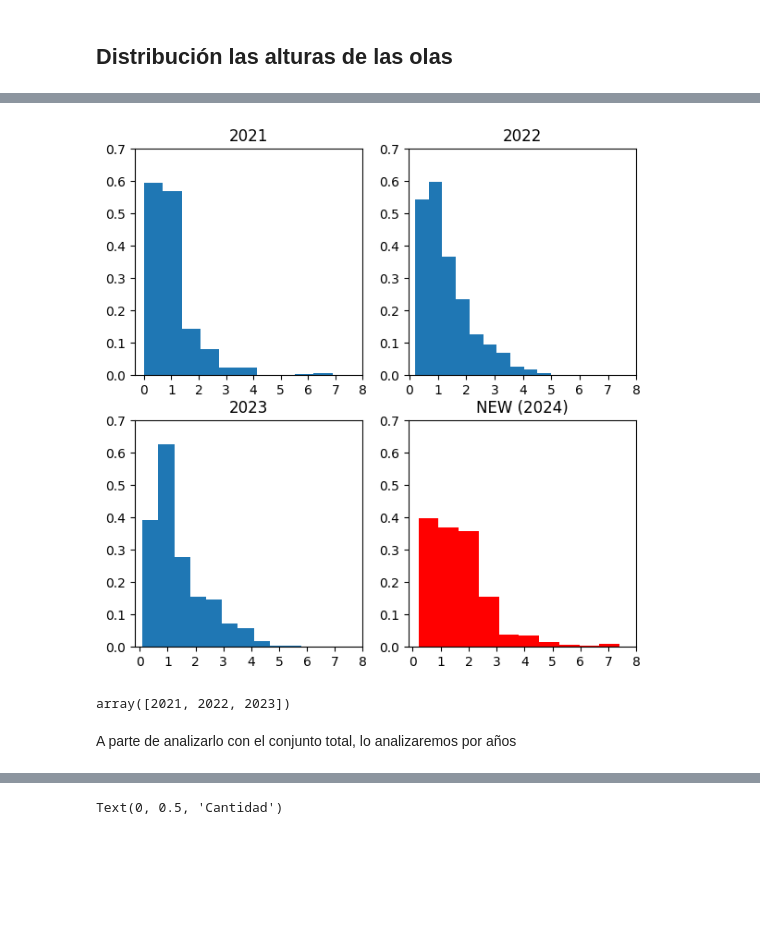
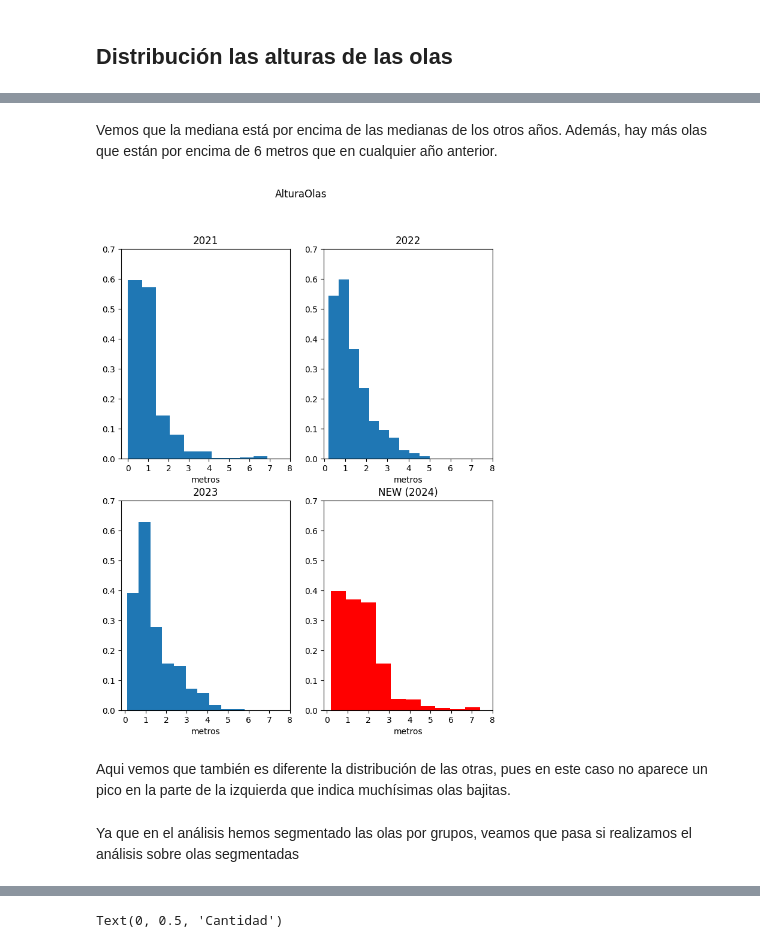
Before and after one commit to MarioBaldocchi/PD, a Jupyter notebook: forecasts/monitorizacion.ipynb, the cells around one changed output, grey strips where cells are left out. Cells and saved outputs as stored; diff of their text form; code cells hidden in the pictures; blank space fills up the shorter version.

```diff
--- a/forecasts/monitorizacion.ipynb
+++ b/forecasts/monitorizacion.ipynb
@@ -96,15 +96,18 @@ Según el gráfico, vemos que las tres variables con mayor importancia (con dife
 # %% [markdown]
 Función auxiliar para pintar las gráficas de distribución de una variable para cada año
 # %%
-def contrast_years(var, xticks, yticks):
-    fig, axs = plt.subplots(2,2, figsize=(8,8))
+def contrast_years(var, xticks, yticks, xlabel):
+    fig, axs = plt.subplots(2,2, figsize=(8,10))
+    fig.suptitle(var)
     for i, year in enumerate(df_train.anio.unique()):
         axs[i//2, i%2].hist(df_train[df_train.anio == year][var], density=True)
         axs[i//2, i%2].set_title(year)
         axs[i//2, i%2].set_xticks(xticks)
         axs[i//2, i%2].set_yticks(yticks)
+        axs[i//2, i%2].set_xlabel(xlabel)
 
     axs[1,1].hist(df_new[var], density=True, label='NEW (2024)', color='red')
     axs[1,1].set_title('NEW (2024)')
     axs[1,1].set_xticks(xticks)
     axs[1,1].set_yticks(yticks)
+    axs[1,1].set_xlabel(xlabel)
@@ -186,5 +245,7 @@ contrast_years(var, [28+i/10 for i in range(0,31,5)], [i/10 for i in range(0,17,
 # %% [markdown]
 ## Distribución las alturas de las olas
+# %%
+var = 'AlturaOlas'
 # %%
 df = pd.concat([df_train[var].describe(), df_new[var].describe()], axis=1)
 df.columns = ['OLD ' + var, 'NEW ' + var]
@@ -194,7 +269,11 @@ Empezamos con los histogramas
+# %% [markdown]
+Vemos que la mediana está por encima de las medianas de los otros años. Además, hay más olas que están por encima de 6 metros que en cualquier año anterior.
 # %%
-contrast_years('AlturaOlas', [i for i in range(0,9,1)], [i/10 for i in range(0,8,1)])
+contrast_years(var, [i for i in range(0,9,1)], [i/10 for i in range(0,8,1)], 'metros')
 # %% [output]
-[figure, old version]
+[figure, new version]
+# %% [markdown]
+Aqui vemos que también es diferente la distribución de las otras, pues en este caso no aparece un pico en la parte de la izquierda que indica muchísimas olas bajitas.
 # %%
 def class_ola(ola):
     if (ola < 1):
@@ -205,12 +284,7 @@ def class_ola(ola):
         return "2<x<3"
     else:
         return "x>3"
-# %%
-segmentos_train = df_train.AlturaOlas.map(class_ola)
-segmentos_new = df_new.AlturaOlas.map(class_ola)
-# %% [output]
-array([2021, 2022, 2023])
 # %% [markdown]
-A parte de analizarlo con el conjunto total, lo analizaremos por años
+Ya que en el análisis hemos segmentado las olas por grupos, veamos que pasa si realizamos el análisis sobre olas segmentadas
 # %%
 df_train.anio.unique()
```
Also changed, not shown: parts of 28 cells of this notebook.
